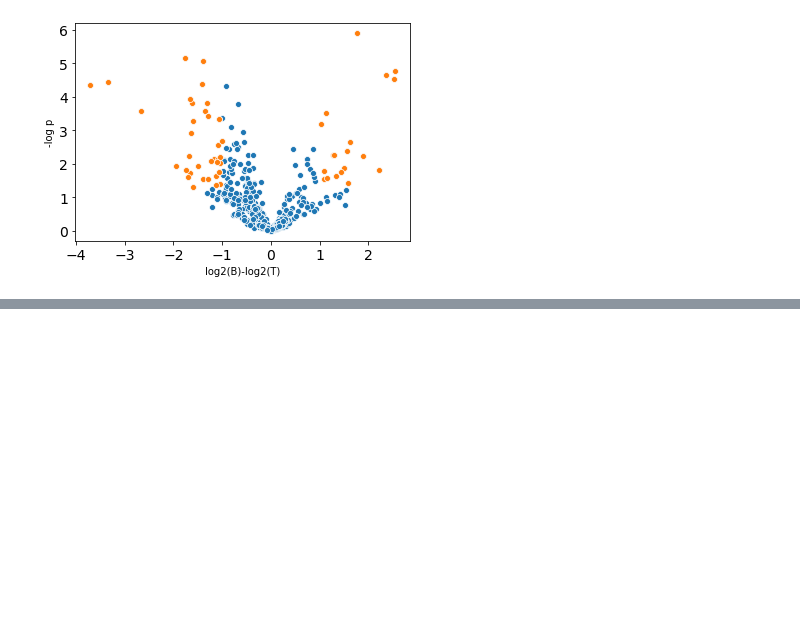
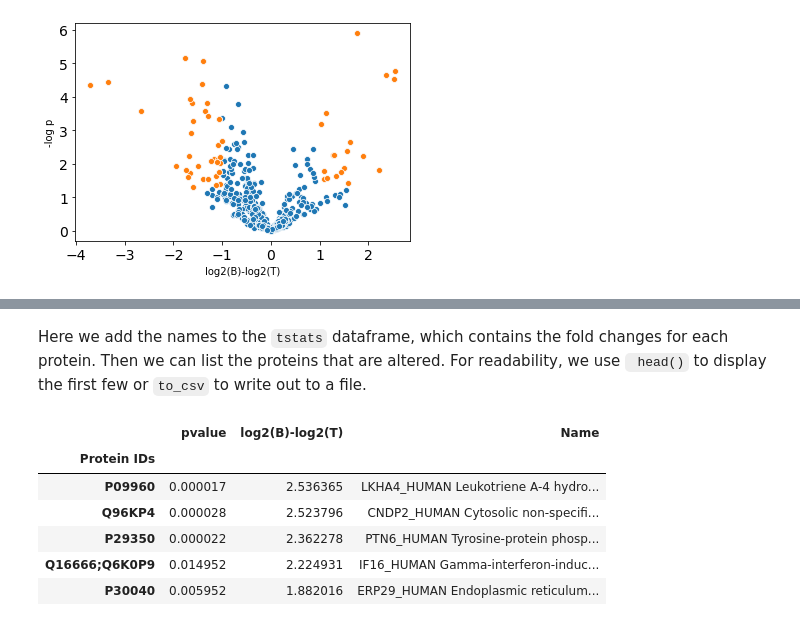
Before and after one commit to PayneLab/Lymphocytes1, a Jupyter notebook: B cells versus T cells.ipynb, the cells around one changed output, grey strips where cells are left out. Saved outputs shown, nothing was run; the diff lists cells and outputs as text; code cells hidden in the pictures; blank space fills up the shorter version.

Commit message:
Get protein names/fasta header descriptions

```diff
--- a/B cells versus T cells.ipynb
+++ b/B cells versus T cells.ipynb
@@ -187,0 +186,31 @@ This shows...
+# %%
+protein_names = load_data.load_fasta()
+# %%
+protein_names_by_group={}
+for ID in data_raw.index:
+    if ';' in ID:
+        ids = ID.split(';')
+        names=''
+        for i in ids:
+            if i in protein_names.index:
+                names=names + protein_names[i] + ';'
+        names = names[:-1]
+        protein_names_by_group[ID] = names
+    else:
+        if i in protein_names.index:
+            protein_names_by_group[ID]=protein_names[ID]
+protein_names_by_group = pd.Series(list(protein_names_by_group.values()), index=protein_names_by_group.keys())
+# %% [markdown]
+Here we add the names to the <code>tstats</code> dataframe, which contains the fold changes for each protein. Then we can list the proteins that are altered. For readability, we use <code> head()</code> to display the first few or <code>to_csv</code> to write out to a file.
+# %%
+tstats['Name']=protein_names_by_group
+tstats.loc[altered.index].sort_values('log2(B)-log2(T)',ascending=False)[['pvalue','log2(B)-log2(T)','Name']].head()
+    #.to_csv('data/altered.tsv', sep='\t')
+# %% [output]
+|  | pvalue | log2(B)-log2(T) | Name |
+| Protein IDs |  |  |  |
+| P09960 | 0.000017 | 2.536365 | LKHA4_HUMAN Leukotriene A-4 hydro... |
+| Q96KP4 | 0.000028 | 2.523796 | CNDP2_HUMAN Cytosolic non-specifi... |
+| P29350 | 0.000022 | 2.362278 | PTN6_HUMAN Tyrosine-protein phosp... |
+| Q16666;Q6K0P9 | 0.014952 | 2.224931 | IF16_HUMAN Gamma-interferon-induc... |
+| P30040 | 0.005952 | 1.882016 | ERP29_HUMAN Endoplasmic reticulum... |
```
Also changed, not shown: parts of 19 cells of this notebook, 2 other files.
